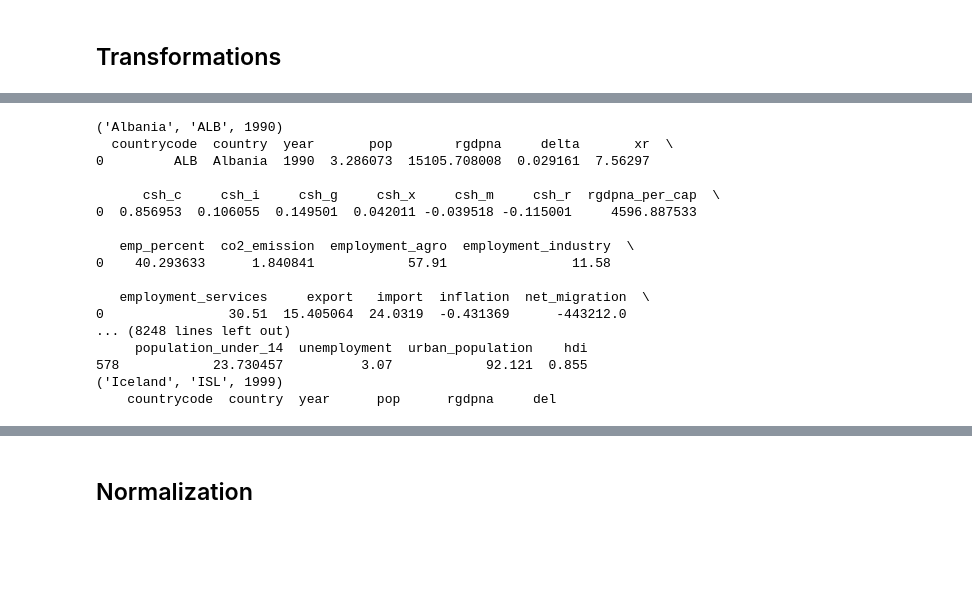
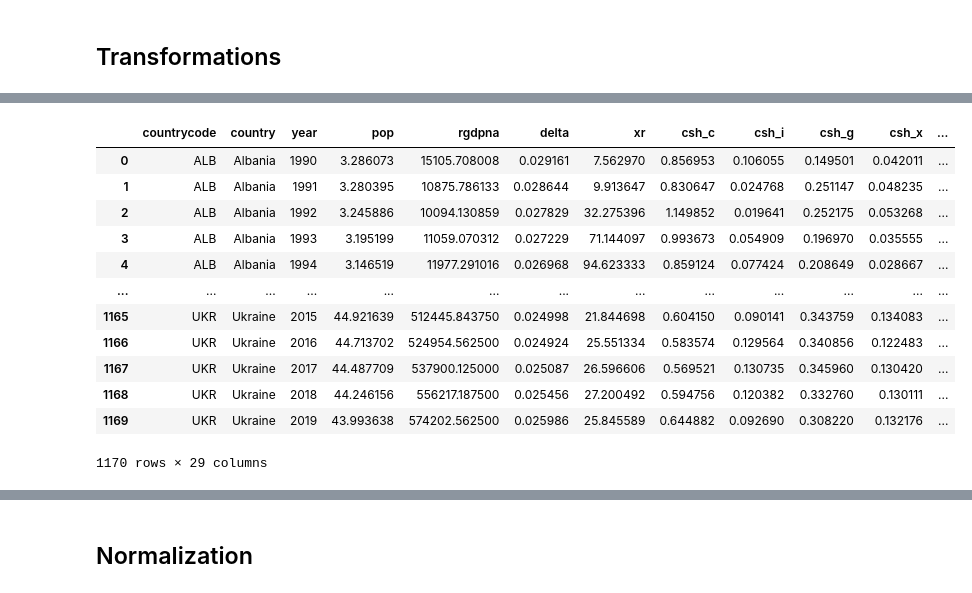
Before and after one commit to amakarewicz/BEngThesis, a Jupyter notebook: Data_preprocessing.ipynb, the cells around one changed output, grey strips where cells are left out. Drawn from its saved outputs; the diff is of its cells as text; code cells hidden in the pictures; blank space fills up the shorter version.

Commit message:
delete environments from git + transformations try

```diff
--- a/Data_preprocessing.ipynb
+++ b/Data_preprocessing.ipynb
@@ -336,30 +375,29 @@ data_log = pd.concat([data[['country', 'countrycode', 'year']], data.groupby(['c
+# %%
+data
+# %% [output]
+|  | countrycode | country | year | pop | rgdpna | delta | xr | csh_c | csh_i | csh_g | csh_x | ... |
+| 0 | ALB | Albania | 1990 | 3.286073 | 15105.708008 | 0.029161 | 7.562970 | 0.856953 | 0.106055 | 0.149501 | 0.042011 | ... |
+| 1 | ALB | Albania | 1991 | 3.280395 | 10875.786133 | 0.028644 | 9.913647 | 0.830647 | 0.024768 | 0.251147 | 0.048235 | ... |
+| 2 | ALB | Albania | 1992 | 3.245886 | 10094.130859 | 0.027829 | 32.275396 | 1.149852 | 0.019641 | 0.252175 | 0.053268 | ... |
+| 3 | ALB | Albania | 1993 | 3.195199 | 11059.070312 | 0.027229 | 71.144097 | 0.993673 | 0.054909 | 0.196970 | 0.035555 | ... |
+| 4 | ALB | Albania | 1994 | 3.146519 | 11977.291016 | 0.026968 | 94.623333 | 0.859124 | 0.077424 | 0.208649 | 0.028667 | ... |
+| ... | ... | ... | ... | ... | ... | ... | ... | ... | ... | ... | ... | ... |
+| 1165 | UKR | Ukraine | 2015 | 44.921639 | 512445.843750 | 0.024998 | 21.844698 | 0.604150 | 0.090141 | 0.343759 | 0.134083 | ... |
+| 1166 | UKR | Ukraine | 2016 | 44.713702 | 524954.562500 | 0.024924 | 25.551334 | 0.583574 | 0.129564 | 0.340856 | 0.122483 | ... |
+| 1167 | UKR | Ukraine | 2017 | 44.487709 | 537900.125000 | 0.025087 | 26.596606 | 0.569521 | 0.130735 | 0.345960 | 0.130420 | ... |
+| 1168 | UKR | Ukraine | 2018 | 44.246156 | 556217.187500 | 0.025456 | 27.200492 | 0.594756 | 0.120382 | 0.332760 | 0.130111 | ... |
+| 1169 | UKR | Ukraine | 2019 | 43.993638 | 574202.562500 | 0.025986 | 25.845589 | 0.644882 | 0.092690 | 0.308220 | 0.132176 | ... |
+1170 rows × 29 columns
 # %%
-# box_cox_data = []
+box_cox_data = []
 # box_cox_inverse_transform_lambda_map = {}
-for group, group_df in data.groupby(['country', 'countrycode', 'year']):
-    print(group)
-    print(group_df)
-#     box_cox_transformed_data, lambda_value = box_cox_transformation(group_df['demand'] + 1)
-#     group_df['box_cox_transformation_demand'] = box_cox_transformed_data
-#     box_cox_data.append(group_df)
-#     box_cox_inverse_transform_lambda_map.update({group: lambda_value})
+for group, group_df in data.groupby(['countrycode', 'country']):
+    # print(group)
+    # print(group_df)
+    for col in group_df.columns[3:]:
+        box_cox_transformed_data, lambda_value = box_cox_transformation(group_df[col] + 1)
+        group_df[col] = box_cox_transformed_data
+    box_cox_data.append(group_df)
+    #box_cox_inverse_transform_lambda_map.update({group: lambda_value})
 
-# box_cox_data = pd.concat(box_cox_data)
+box_cox_data = pd.concat(box_cox_data)
-# %% [output]
-('Albania', 'ALB', 1990)
-  countrycode  country  year       pop        rgdpna     delta       xr  \
-0         ALB  Albania  1990  3.286073  15105.708008  0.029161  7.56297
-
-      csh_c     csh_i     csh_g     csh_x     csh_m     csh_r  rgdpna_per_cap  \
-0  0.856953  0.106055  0.149501  0.042011 -0.039518 -0.115001     4596.887533
-
-   emp_percent  co2_emission  employment_agro  employment_industry  \
-0    40.293633      1.840841            57.91                11.58
-
-   employment_services     export   import  inflation  net_migration  \
-0                30.51  15.405064  24.0319  -0.431369      -443212.0
-... (8248 lines left out)
-     population_under_14  unemployment  urban_population    hdi
-578            23.730457          3.07            92.121  0.855
-('Iceland', 'ISL', 1999)
-    countrycode  country  year      pop      rgdpna     del
```
Also changed, not shown: parts of 9 cells of this notebook.
